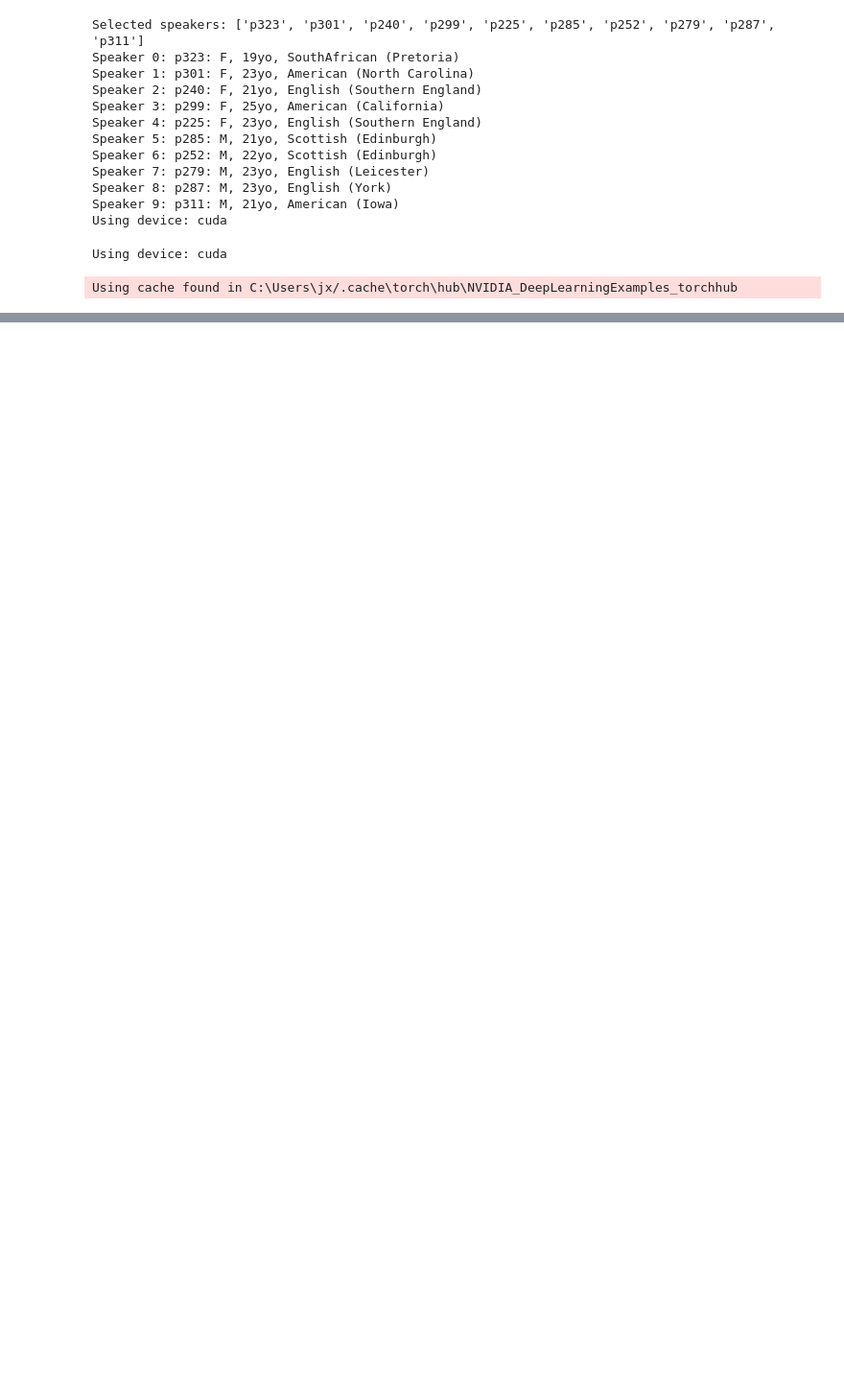
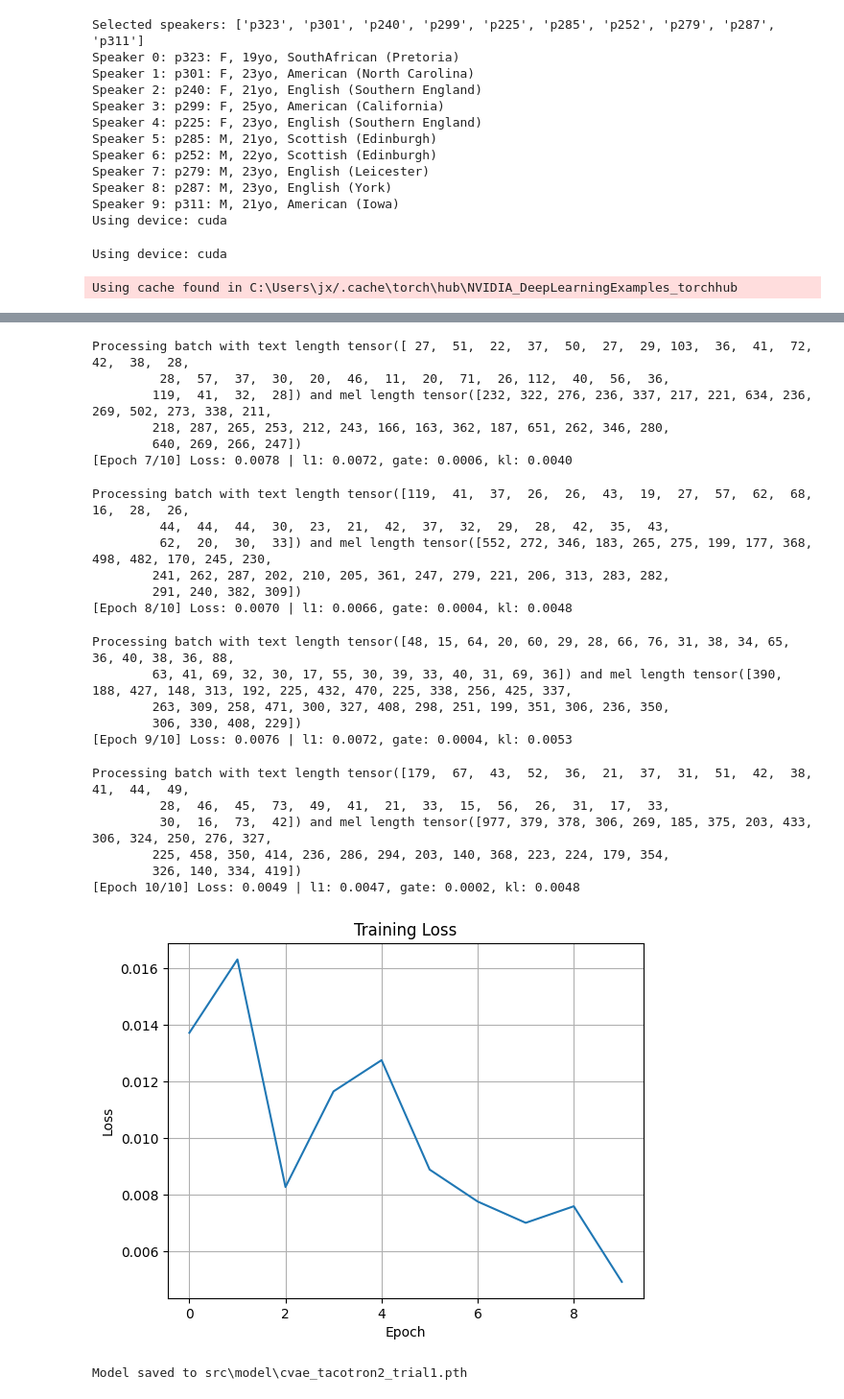
Before and after one commit to MedivhJin01/Personalized_Text-to-Speech, a Jupyter notebook: pipeline.ipynb, the cells around one changed output, grey strips where cells are left out. Shown: that part at 96% size. Cells and saved outputs as stored; diff of their text form; code cells hidden in the pictures; blank space fills up the shorter version.

```diff
--- a/pipeline.ipynb
+++ b/pipeline.ipynb
@@ -15,7 +15,7 @@ import ipywidgets
 from tqdm.notebook import tqdm
 # %%
 dataset = VCTKDataset("./dataset/VCTK",)
-dataloader = DataLoader(dataset, batch_size=16, shuffle=True, num_workers=0,
+dataloader = DataLoader(dataset, batch_size=32, shuffle=True, num_workers=0,
                     collate_fn=VCTKDataset.collate_cvae)
 
 device = torch.device("cuda" if torch.cuda.is_available() else "cpu")
@@ -34,7 +34,7 @@ Speaker 8: p287: M, 23yo, English (York)
 Speaker 9: p311: M, 21yo, American (Iowa)
 Using device: cuda
 # %%
-EPOCH = 5
+EPOCH = 10
 BATCH_SIZE = 32
 LR = 1e-3
 
@@ -62,13 +62,9 @@ for epoch in range(EPOCH):
         text, text_len = text.to(device), text_len.to(device)
         mel, gate = mel.to(device), gate.to(device)
         spk_emd = model.spk_emb[spk_id].to(device)
-        print(1)
 
         mel_post, mel_out, gate_out, mu, logvar = model(text, text_len, mel, spk_emd)
-        print(2)
         loss, logs = cvae_taco_loss(mel_post, mel, gate_out, gate, mu, logvar)
-        print(3)
-
 
         optimizer.zero_grad()
         loss.backward()
@@ -106,3 +131,28 @@ RuntimeError: `lengths` array must be sorted in decreasing order when `enforce_s
+Processing batch with text length tensor([ 27,  51,  22,  37,  50,  27,  29, 103,  36,  41,  72,  42,  38,  28,
+         28,  57,  37,  30,  20,  46,  11,  20,  71,  26, 112,  40,  56,  36,
+        119,  41,  32,  28]) and mel length tensor([232, 322, 276, 236, 337, 217, 221, 634, 236, 269, 502, 273, 338, 211,
+        218, 287, 265, 253, 212, 243, 166, 163, 362, 187, 651, 262, 346, 280,
+        640, 269, 266, 247])
+[Epoch 7/10] Loss: 0.0078 | l1: 0.0072, gate: 0.0006, kl: 0.0040
+Processing batch with text length tensor([119,  41,  37,  26,  26,  43,  19,  27,  57,  62,  68,  16,  28,  26,
+         44,  44,  44,  30,  23,  21,  42,  37,  32,  29,  28,  42,  35,  43,
+         62,  20,  30,  33]) and mel length tensor([552, 272, 346, 183, 265, 275, 199, 177, 368, 498, 482, 170, 245, 230,
+        241, 262, 287, 202, 210, 205, 361, 247, 279, 221, 206, 313, 283, 282,
+        291, 240, 382, 309])
+[Epoch 8/10] Loss: 0.0070 | l1: 0.0066, gate: 0.0004, kl: 0.0048
+Processing batch with text length tensor([48, 15, 64, 20, 60, 29, 28, 66, 76, 31, 38, 34, 65, 36, 40, 38, 36, 88,
+        63, 41, 69, 32, 30, 17, 55, 30, 39, 33, 40, 31, 69, 36]) and mel length tensor([390, 188, 427, 148, 313, 192, 225, 432, 470, 225, 338, 256, 425, 337,
+        263, 309, 258, 471, 300, 327, 408, 298, 251, 199, 351, 306, 236, 350,
+        306, 330, 408, 229])
+[Epoch 9/10] Loss: 0.0076 | l1: 0.0072, gate: 0.0004, kl: 0.0053
+Processing batch with text length tensor([179,  67,  43,  52,  36,  21,  37,  31,  51,  42,  38,  41,  44,  49,
+         28,  46,  45,  73,  49,  41,  21,  33,  15,  56,  26,  31,  17,  33,
+         30,  16,  73,  42]) and mel length tensor([977, 379, 378, 306, 269, 185, 375, 203, 433, 306, 324, 250, 276, 327,
+        225, 458, 350, 414, 236, 286, 294, 203, 140, 368, 223, 224, 179, 354,
+        326, 140, 334, 419])
+[Epoch 10/10] Loss: 0.0049 | l1: 0.0047, gate: 0.0002, kl: 0.0048
+[figure, added]
+Model saved to src\model\cvae_tacotron2_trial1.pth
 # %%
 
 dataloader = DataLoader(dataset, batch_size=1, shuffle=False)
```
Also changed, not shown: parts of 2 cells of this notebook, 1 other file.
